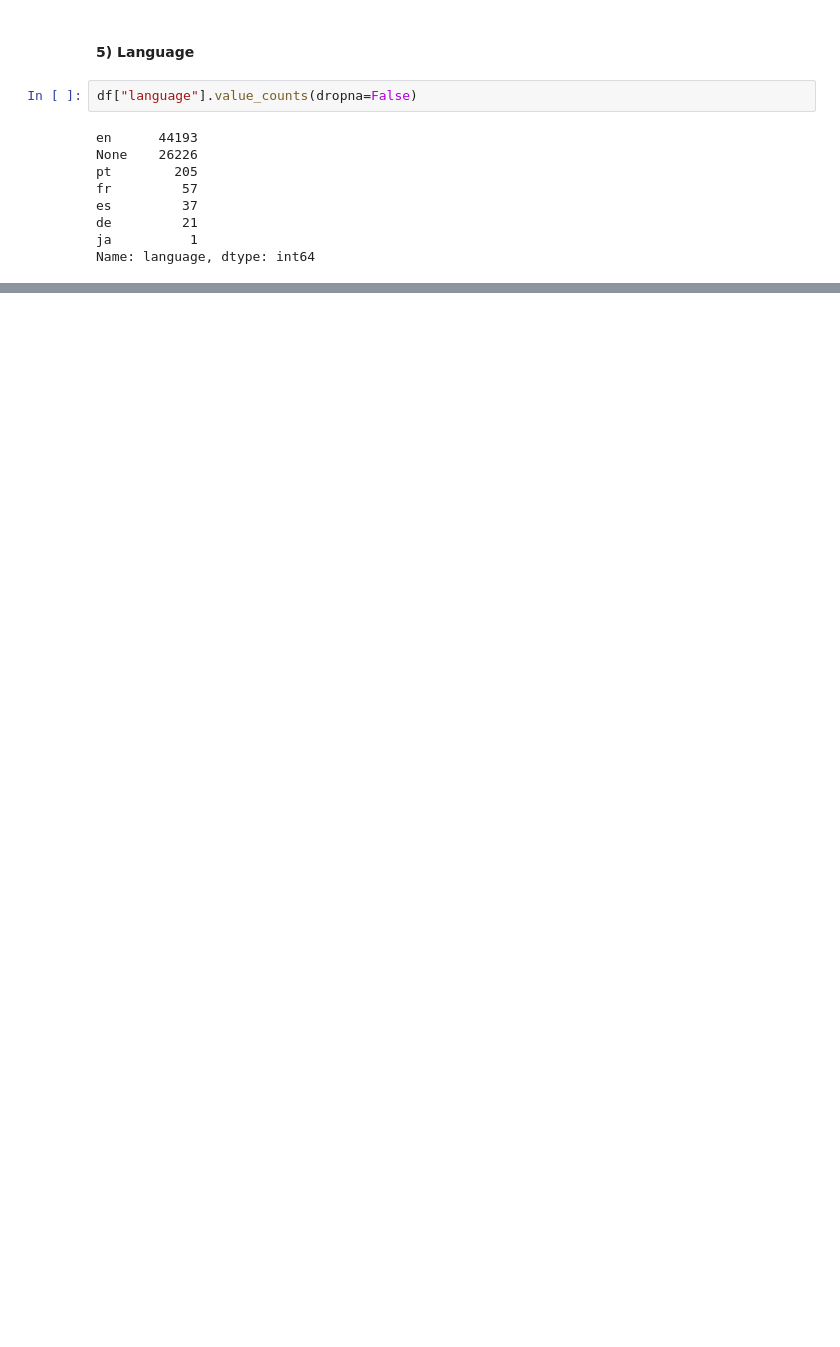
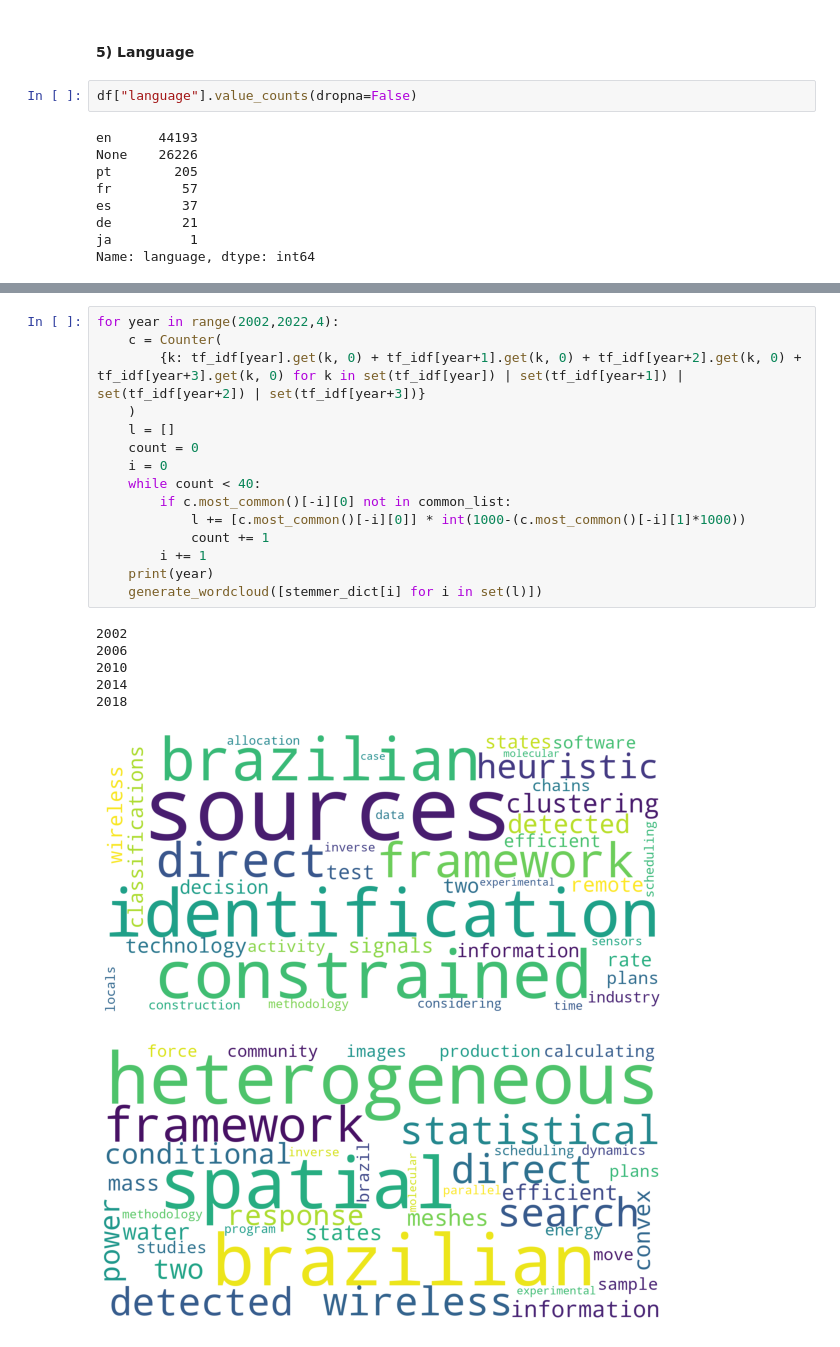
Before and after one commit to pedroboechat/COS738_BuscaMineracaoTexto_TrabFinal, a Jupyter notebook: notebook.ipynb, the cells around one changed output, grey strips where cells are left out. Saved outputs shown, nothing was run; the diff lists cells and outputs as text; blank space fills up the shorter version.

```diff
--- a/notebook.ipynb
+++ b/notebook.ipynb
@@ -315,0 +333,23 @@ for i in range(1,40):
+# %%
+for year in range(2002,2022,4):
+    c = Counter(
+        {k: tf_idf[year].get(k, 0) + tf_idf[year+1].get(k, 0) + tf_idf[year+2].get(k, 0) + tf_idf[year+3].get(k, 0) for k in set(tf_idf[year]) | set(tf_idf[year+1]) | set(tf_idf[year+2]) | set(tf_idf[year+3])}
+    )
+    l = []
+    count = 0
+    i = 0
+    while count < 40:
+        if c.most_common()[-i][0] not in common_list:
+            l += [c.most_common()[-i][0]] * int(1000-(c.most_common()[-i][1]*1000))
+            count += 1
+        i += 1
+    print(year)
+    generate_wordcloud([stemmer_dict[i] for i in set(l)])
+# %% [output]
+2002
+2006
+2010
+2014
+2018
+[figure, added]
+[figure, added]
```
Also changed, not shown: parts of 54 cells of this notebook.
